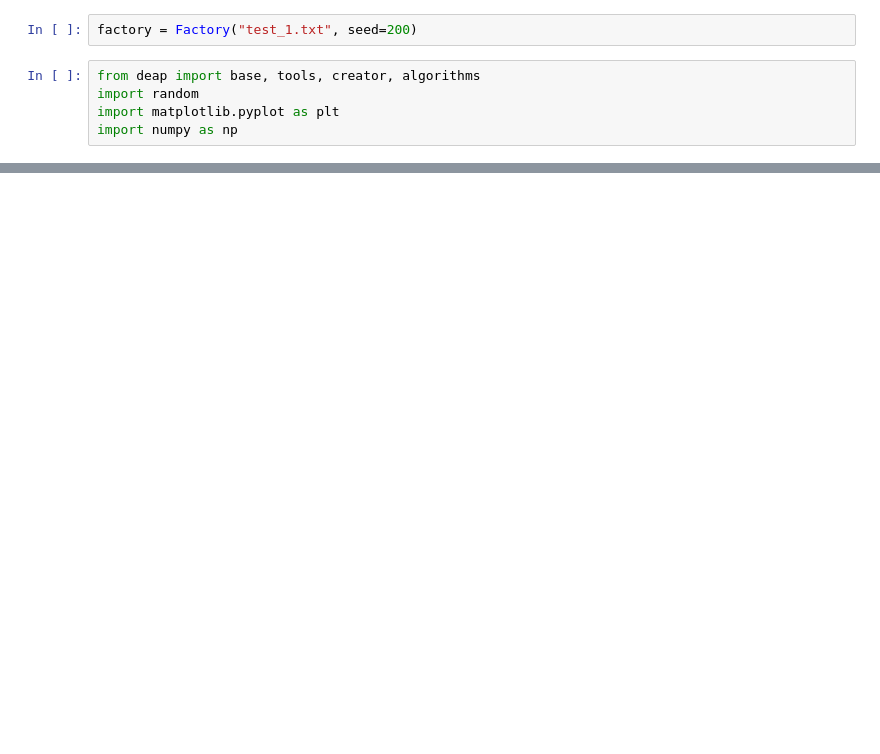
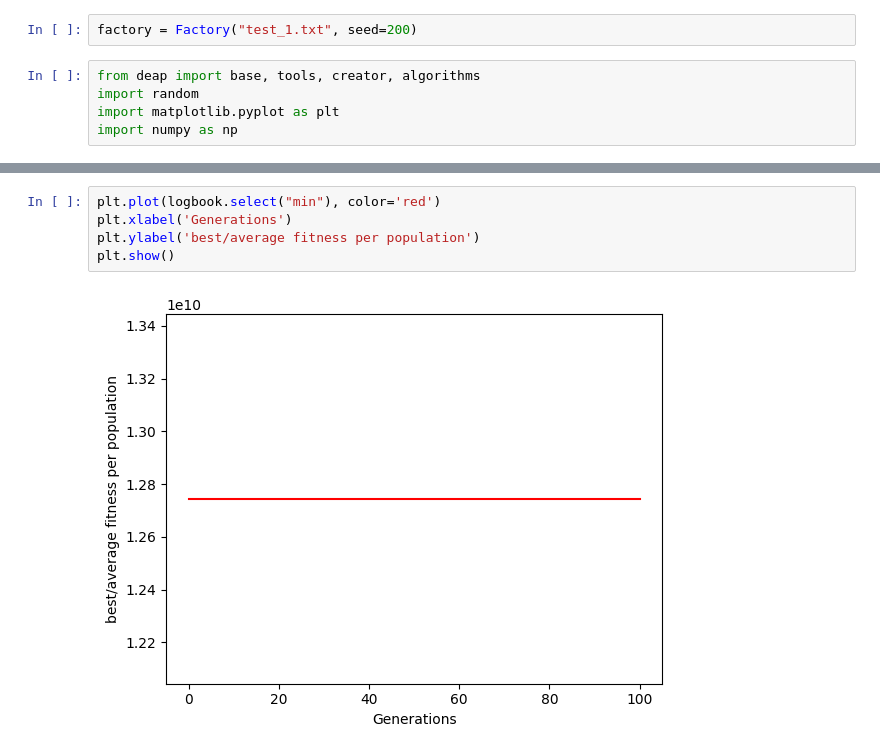
Before and after one commit to JoshuaNgerng/VRP_DEAP, a Jupyter notebook: deap.ipynb, the cells around one changed output, grey strips where cells are left out. Cells and saved outputs as stored; diff of their text form; blank space fills up the shorter version.

```diff
--- a/deap.ipynb
+++ b/deap.ipynb
@@ -118,0 +172,7 @@ print(type(hof[0]))
+# %%
+plt.plot(logbook.select("min"), color='red')
+plt.xlabel('Generations')
+plt.ylabel('best/average fitness per population')
+plt.show()
+# %% [output]
+[figure, added]
```
Also changed, not shown: parts of 14 cells of this notebook, 2 other files.
